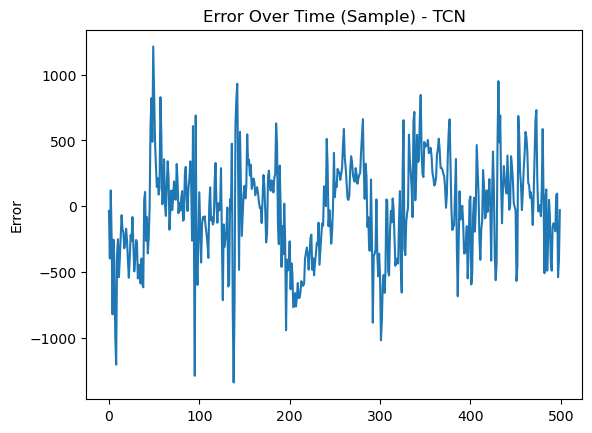
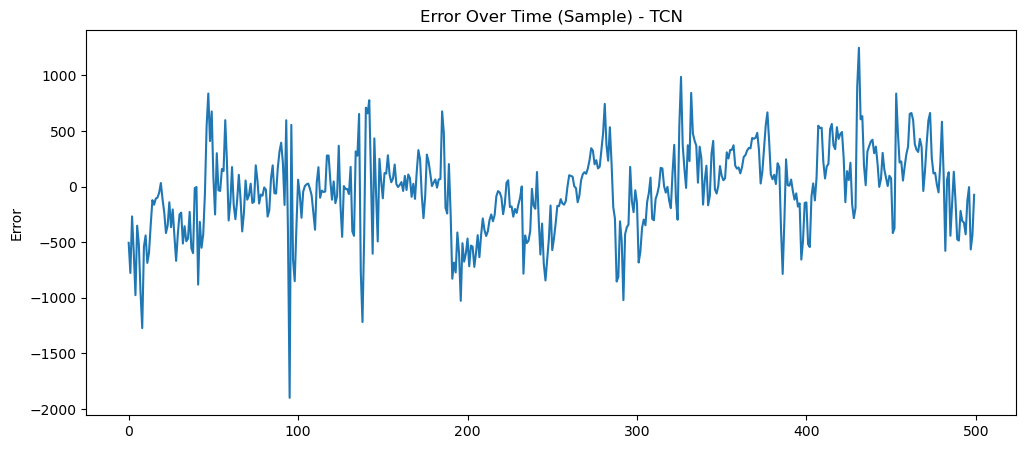
Unified diff of the notebook cell whose output changed from the first chart to the second:
--- before
+++ after
@@ -1,3 +1,3 @@
-plt.figure()
+plt.figure(figsize=(12, 5))
 plt.plot(errors[:500])
 plt.title("Error Over Time (Sample) - TCN")

Commit: Perform a few last minute changes